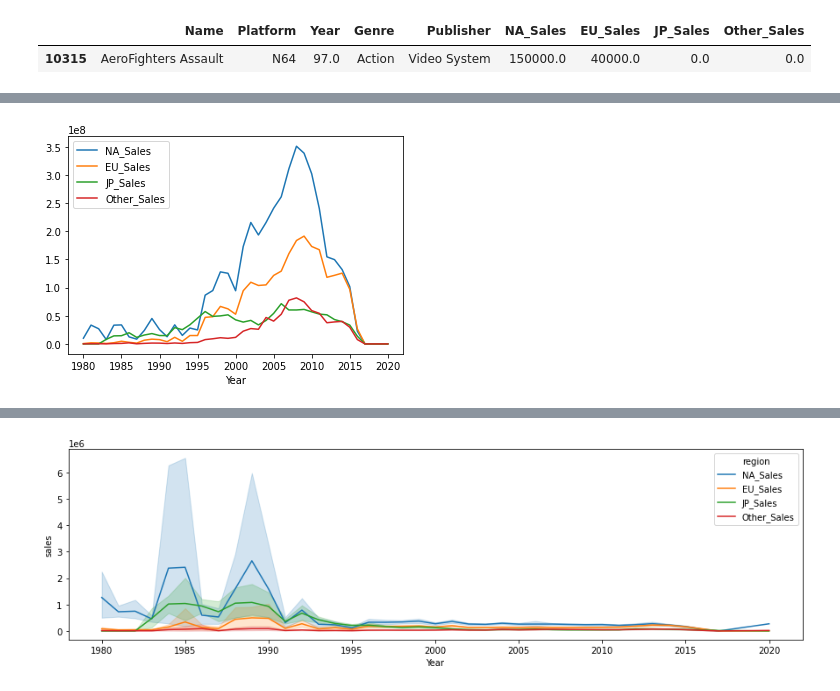
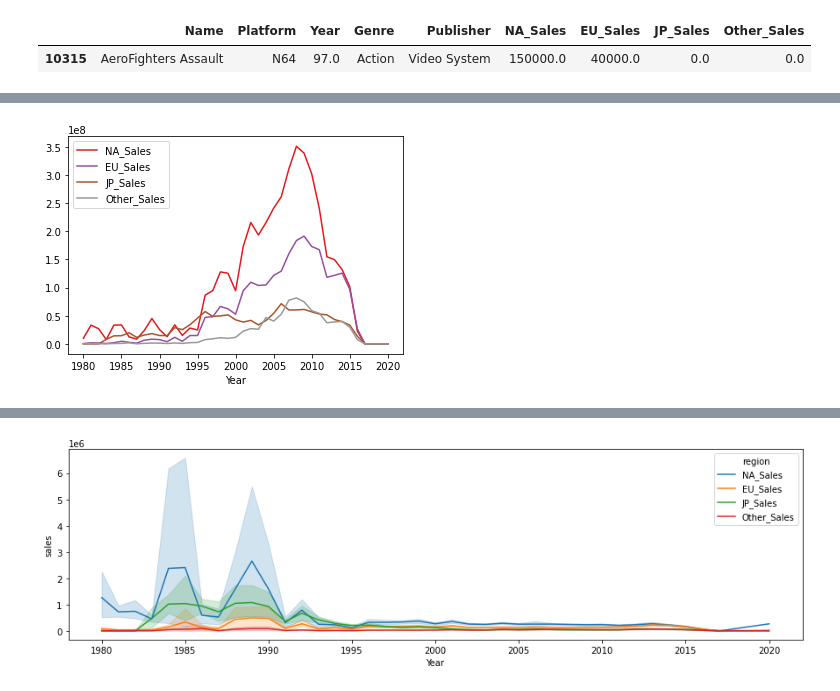
Before and after one commit to DamiSoh/Personal_Project, a Jupyter notebook: AI_04_소담_section1.ipynb, the cells around one changed output, grey strips where cells are left out. Saved outputs shown, nothing was run; the diff lists cells and outputs as text; code cells hidden in the pictures.

```diff
--- a/AI_04_소담_section1.ipynb
+++ b/AI_04_소담_section1.ipynb
@@ -251,9 +253,9 @@ year_sales['JP_Sales'] = games_EDA.groupby('Year').JP_Sales.sum()
 year_sales['Other_Sales'] = games_EDA.groupby('Year').Other_Sales.sum()
 year_sales = year_sales.reset_index()
 # %%
-year_sales.plot(x = 'Year');
+year_sales.plot(x = 'Year', cmap = 'Set1');
 # %% [output]
-[figure, old version]
+[figure, new version]
 # %%
 tidy_df = games_EDA.melt(id_vars = ['Name', 'Platform', 'Year', 'Genre', 'Publisher'], var_name = 'region', value_name ='sales')
 tidy_df
```
Also changed, not shown: parts of 5 cells of this notebook.
